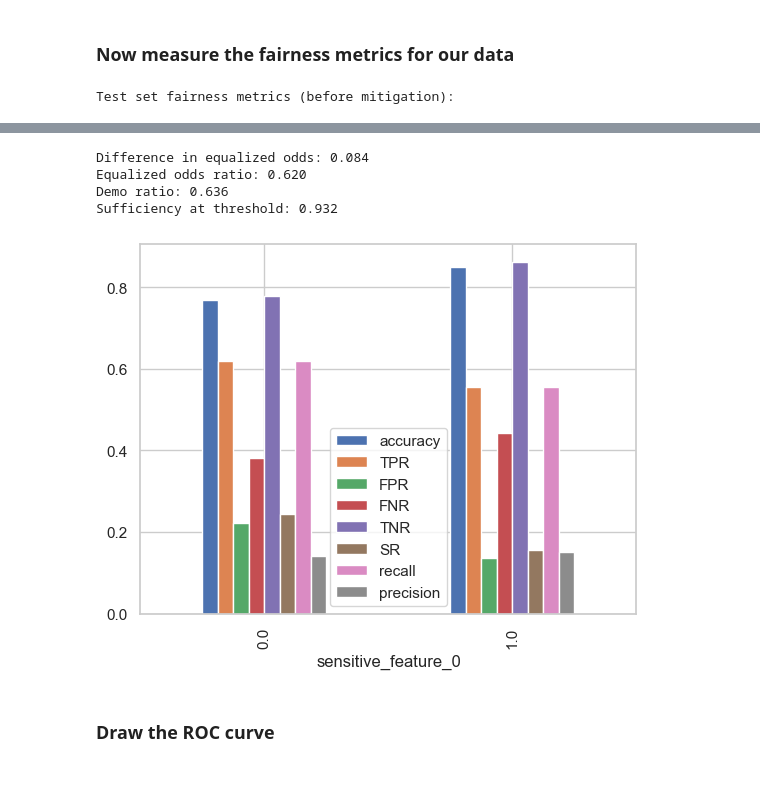
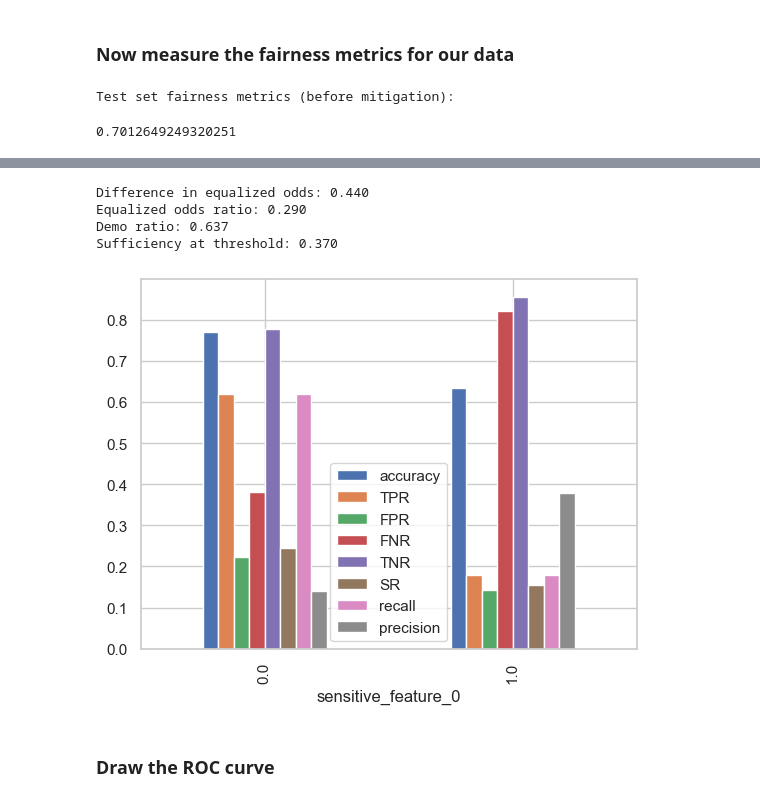
Before and after one commit to Villinger1999/RAI_fairness_exercise1, a Jupyter notebook: exercise.ipynb, the cells around one changed output, grey strips where cells are left out. Saved outputs shown, nothing was run; the diff lists cells and outputs as text; code cells hidden in the pictures.

```diff
--- a/exercise.ipynb
+++ b/exercise.ipynb
@@ -72,7 +72,7 @@ from train.prediction import validate
 from analysis.plot import plot_roc_simple
 # %%
 #TODO: change this to your data directory
-datadir = './datafiles'
+datadir = './data'
 # %% [markdown]
 Let us take a look of some samples, with filter query.
 # %%
@@ -327,11 +350,12 @@ mf = MetricFrame(metrics={'accuracy': accuracy_score,
                             "precision": precision_score,
 
                          },
-                 y_true=test_lab,
+                 y_true=test_lab_distorted,
                  y_pred=test_pred,
                  sensitive_features=test_a)
 
 print("Test set fairness metrics (before mitigation):")
+display(mf.overall.accuracy)
 display(mf.by_group)
 mf.by_group.plot.bar();
 print(
@@ -350,6 +374,7 @@ sufficiency_at_thres = min(thres_precision)/max(thres_precision)
 print(f"Sufficiency at threshold: {sufficiency_at_thres:.3f}")
 # %% [output]
 Test set fairness metrics (before mitigation):
+0.7012649249320251
 |  | accuracy | TPR | FPR | FNR | TNR | SR | recall | precision |
 | sensitive_feature_0 |  |  |  |  |  |  |  |  |
 | 0.0 | 0.769213 | 0.619658 | 0.222028 | 0.380342 | 0.777972 | 0.244029 | 0.619658 | 0.140504 |
@@ -357,8 +382,8 @@ Test set fairness metrics (before mitigation):
-Difference in equalized odds: 0.084
-Equalized odds ratio: 0.620
-Demo ratio: 0.636
-Sufficiency at threshold: 0.932
+Difference in equalized odds: 0.440
+Equalized odds ratio: 0.290
+Demo ratio: 0.637
+Sufficiency at threshold: 0.370
-[figure, old version]
+[figure, new version]
 # %% [markdown]
 ### Draw the ROC curve
 # %%
```
Also changed, not shown: parts of 8 cells of this notebook.
